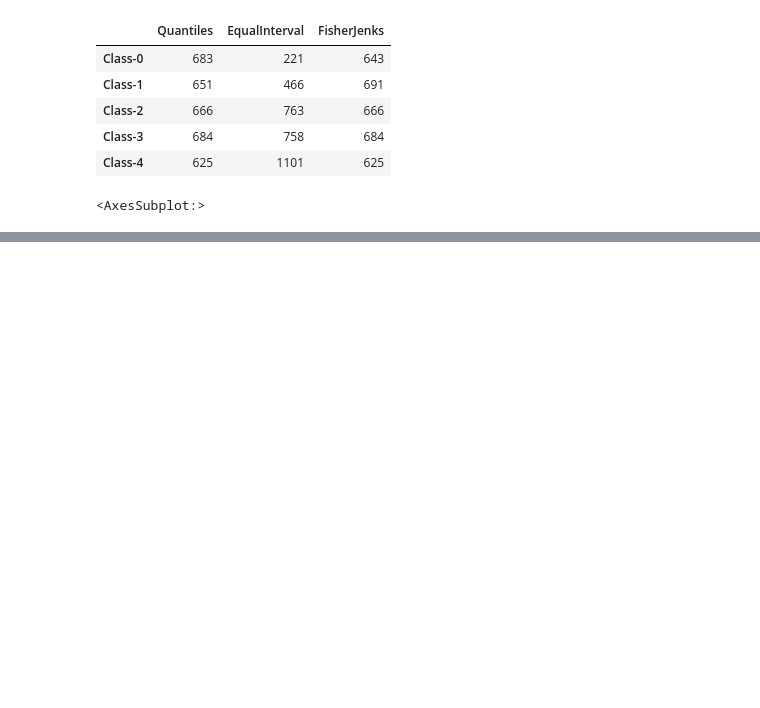
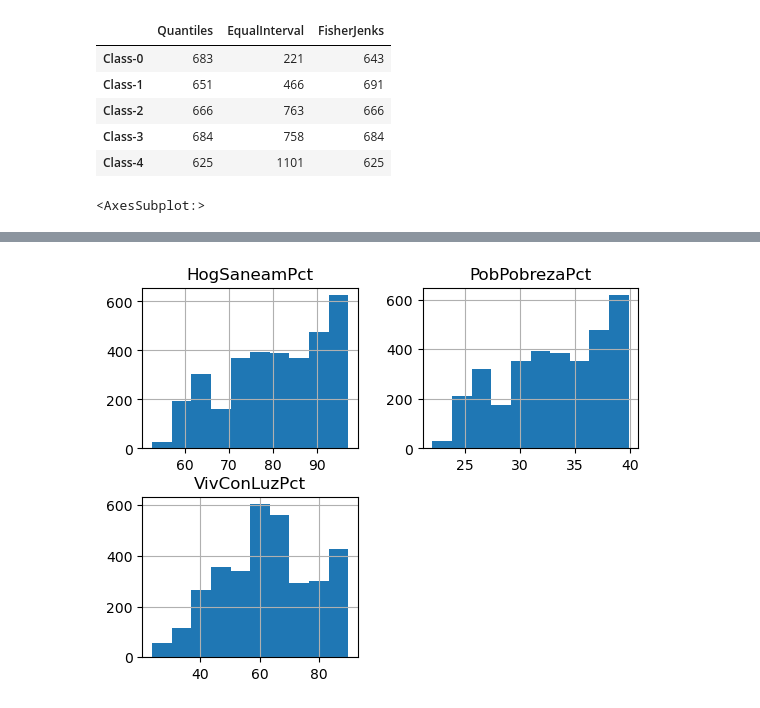
Before and after one commit to vaaleriaa111/EF_INDICADORES, a Jupyter notebook: coding_Indicadores.ipynb, the cells around one changed output, grey strips where cells are left out. Cells and saved outputs as stored; diff of their text form; code cells hidden in the pictures; blank space fills up the shorter version.

```diff
--- a/coding_Indicadores.ipynb
+++ b/coding_Indicadores.ipynb
@@ -377,0 +454,5 @@ ax.set_axis_off()
+# %%
+# seleccionamos 3 variables numéricas de nuestro mapa mergeado
+selecIndi = ['HogSaneamPct','PobPobrezaPct','VivConLuzPct']
+
+dataDisMap[selecIndi].describe()
@@ -377,0 +487,5 @@ ax.set_axis_off()
+# %%
+# realizamos un histograma de los indicadores seleccionados:
+dataDisMap[selecIndi].hist();
+# %% [output]
+[figure, added]
```
Also changed, not shown: parts of 69 cells of this notebook, 4 other files.
